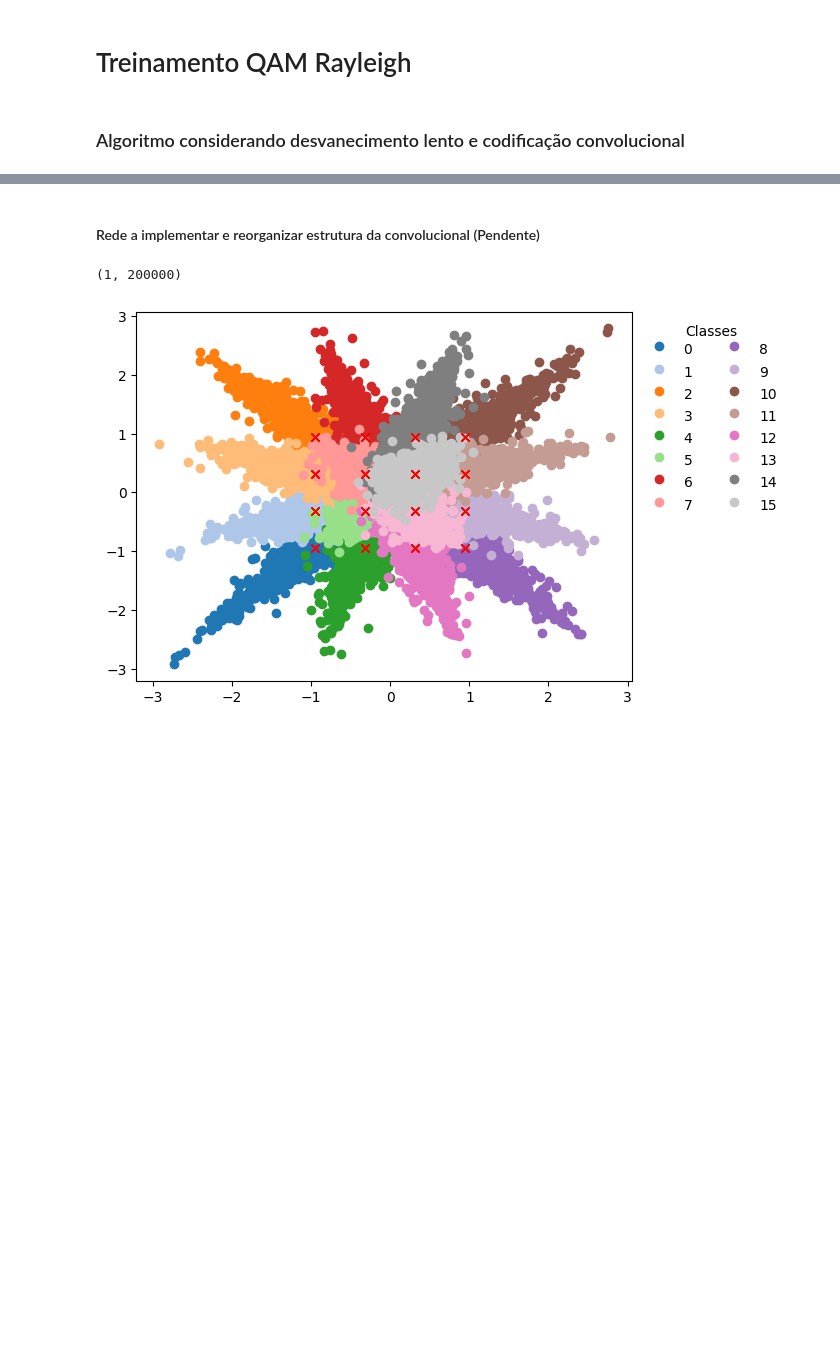
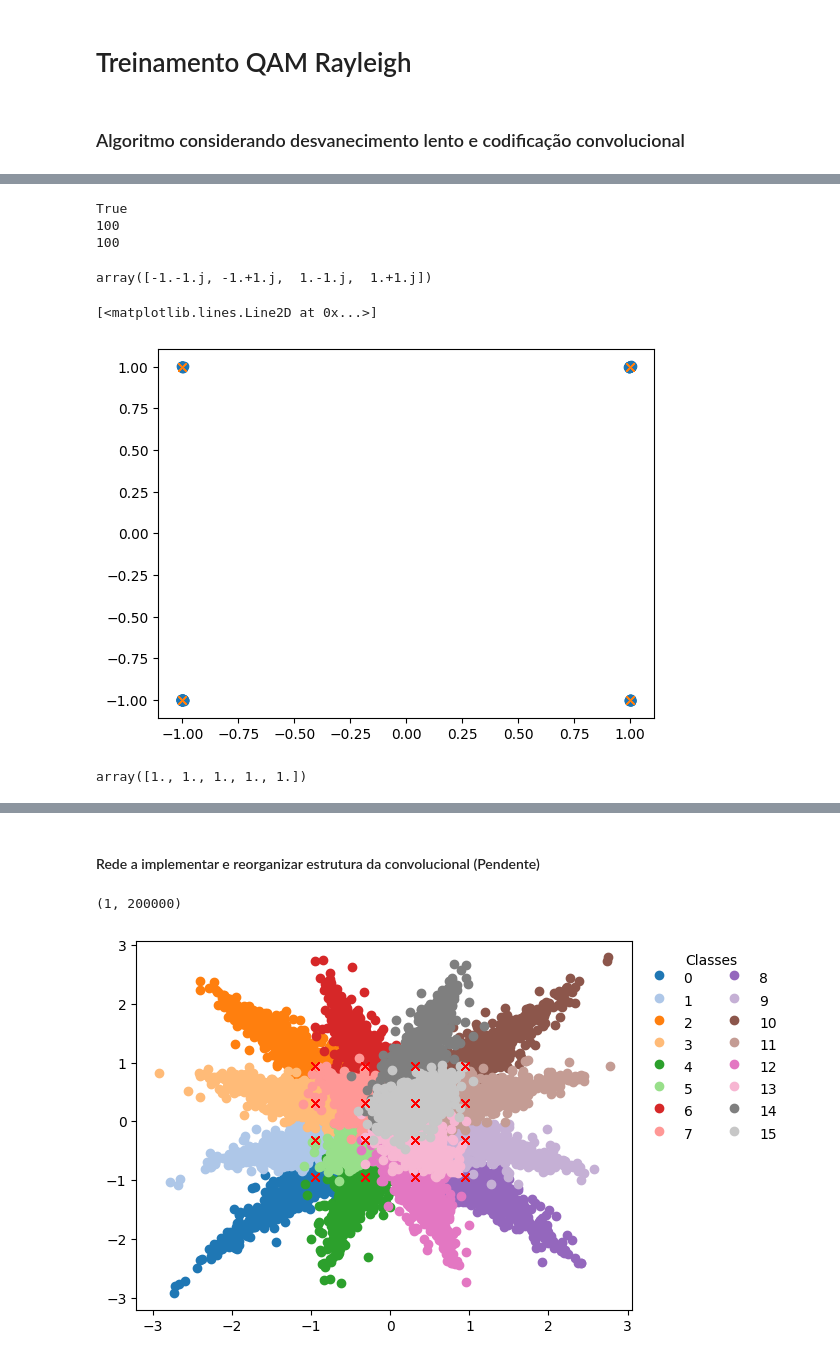
Before and after one commit to RKetson/Communication, a Jupyter notebook: Algoritmos/Implementações/Convolucional/QAM_Rayleigh_Lento_Codificado.ipynb, the cells around one changed output, grey strips where cells are left out. Cells and saved outputs as stored; diff of their text form; code cells hidden in the pictures; blank space fills up the shorter version.

```diff
--- a/Algoritmos/Implementações/Convolucional/QAM_Rayleigh_Lento_Codificado.ipynb
+++ b/Algoritmos/Implementações/Convolucional/QAM_Rayleigh_Lento_Codificado.ipynb
@@ -33,11 +33,15 @@ total_num_symbols  = 100    # Number of transmitted symbols to be used for train
 train_fraction = 0.4 # Fraction of whole data to be used for training (the remaining is for testing)
 code_rate    = 1/2       # Rate of the used code
 Es           = 1       # Average symbol energy
-Mod = 'PSK'
+Mod = 'QAM'
 channel_type = 'awgn' # 'awgn' or 'crazy'
-M            = [2, 4]      # QAM modulation
+M            = [4, 16]      # QAM modulation
 vel_alph     = 20
 # %%
 from libs.Gerador import Train_Data
 
-x_out, alph, y_out, symbs = Train_Data(Mod, total_num_symbols, M[0], channel_type, Es, code_rate, 30,31)
+x_out, alph, y_out, symbs, bits = Train_Data(Mod, total_num_symbols, M[0], channel_type, Es, code_rate, 50,51)
+# %% [output]
+True
+100
+100
@@ -43,0 +52,14 @@ x_out, alph, y_out, symbs = Train_Data(Mod, total_num_symbols, M[0], channel_typ
+# %%
+c
+# %% [output]
+array([-1.-1.j, -1.+1.j,  1.-1.j,  1.+1.j])
+# %%
+plt.plot(x_out[::2],x_out[1::2], 'o')
+plt.plot(np.real(symbs).reshape(-1),np.imag(symbs).reshape(-1), 'x')
+# %% [output]
+[<matplotlib.lines.Line2D at 0x...>]
+[figure, added]
+# %%
+alph
+# %% [output]
+array([1., 1., 1., 1., 1.])
```
Also changed, not shown: parts of 32 cells of this notebook, 2 other files.
